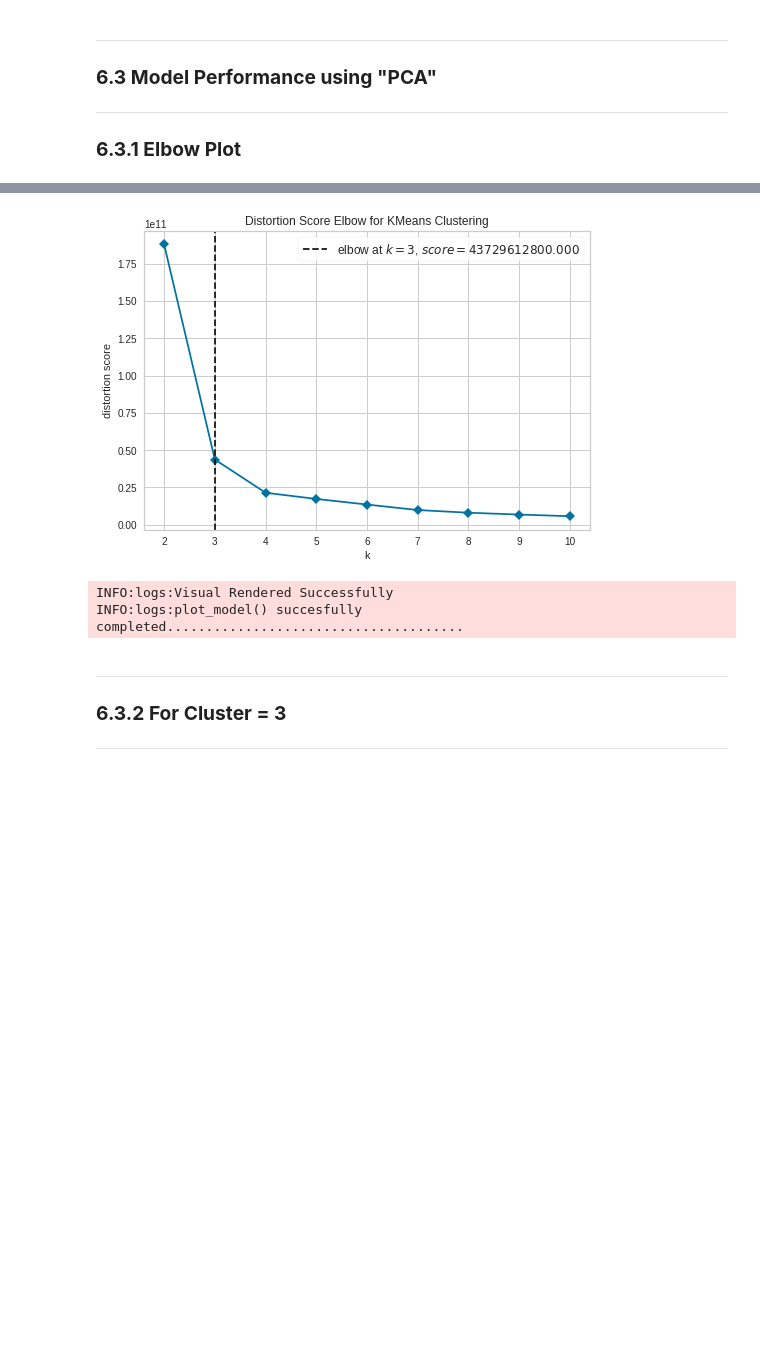
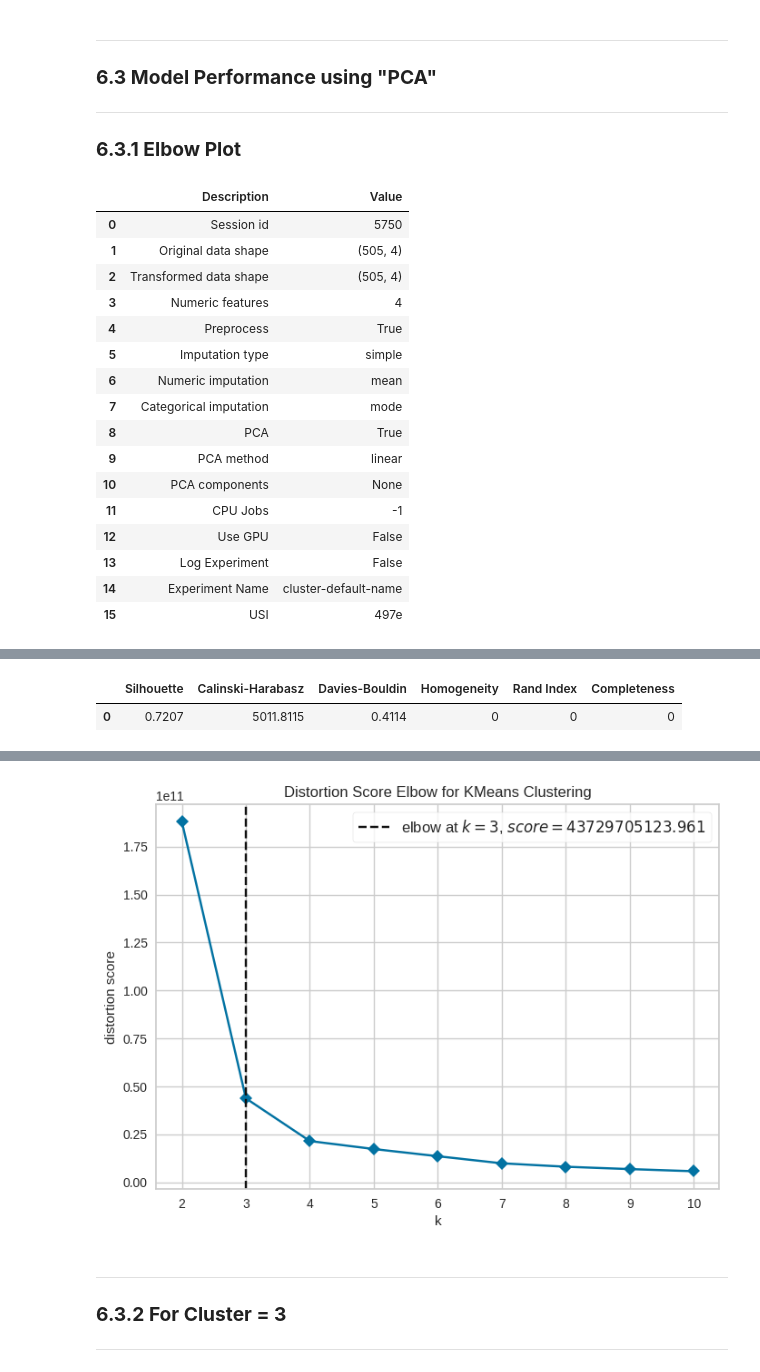
Before and after one commit to psrana/Machine-Learning-using-PyCaret, a Jupyter notebook: 03_PyCaret_for_Clustering_with_Results.ipynb, the cells around one changed output, grey strips where cells are left out. Cells and saved outputs as stored; diff of their text form; code cells hidden in the pictures; blank space fills up the shorter version.

```diff
--- a/03_PyCaret_for_Clustering_with_Results.ipynb
+++ b/03_PyCaret_for_Clustering_with_Results.ipynb
@@ -581,7 +685,24 @@ INFO:logs:create_model() succesfully completed..................................
 ---
 ### **6.3.1 Elbow Plot**
 # %%
-setup(data = jewelleryDataSet, pca = True, pca_method = 'linear', silent=True)
+setup(data = jewelleryDataSet, pca = True, pca_method = 'linear')
 x = create_model('kmeans')
 plot_model(x, plot = 'elbow')
 # %% [output]
+|  | Description | Value |
+| 0 | Session id | 5750 |
+| 1 | Original data shape | (505, 4) |
+| 2 | Transformed data shape | (505, 4) |
+| 3 | Numeric features | 4 |
+| 4 | Preprocess | True |
+| 5 | Imputation type | simple |
+| 6 | Numeric imputation | mean |
+| 7 | Categorical imputation | mode |
+| 8 | PCA | True |
+| 9 | PCA method | linear |
+| 10 | PCA components | None |
+| 11 | CPU Jobs | -1 |
+| 12 | Use GPU | False |
+| 13 | Log Experiment | False |
+| 14 | Experiment Name | cluster-default-name |
+| 15 | USI | 497e |
@@ -587,0 +710,2 @@ plot_model(x, plot = 'elbow')
+|  | Silhouette | Calinski-Harabasz | Davies-Bouldin | Homogeneity | Rand Index | Completeness |
+| 0 | 0.7207 | 5011.8115 | 0.4114 | 0 | 0 | 0 |
@@ -588,6 +714,4 @@ plot_model(x, plot = 'elbow')
-[figure, old version]
+[figure, new version]
-INFO:logs:Visual Rendered Successfully
-INFO:logs:plot_model() succesfully completed......................................
 # %% [markdown]
 ---
 ### **6.3.2 For Cluster = 3**
```
Also changed, not shown: parts of 42 cells of this notebook.
